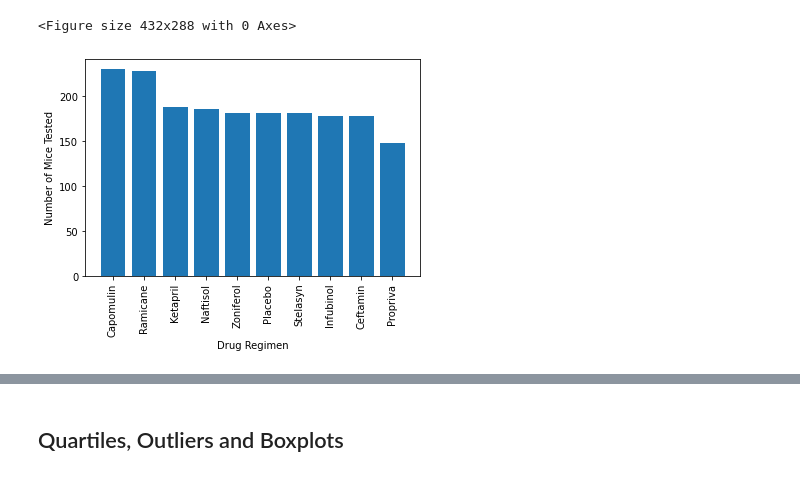
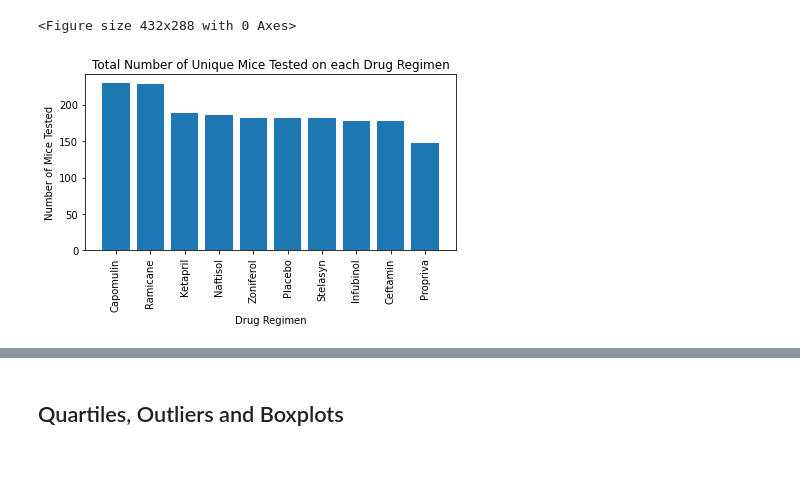
Before and after one commit to Barlow0471/MatplotlibHW, a Jupyter notebook: pymaceuticals_starter.ipynb, the cells around one changed output, grey strips where cells are left out. Cells and saved outputs as stored; diff of their text form; code cells hidden in the pictures.

Commit message:
Final touches on charts

```diff
--- a/pymaceuticals_starter.ipynb
+++ b/pymaceuticals_starter.ipynb
@@ -146,17 +142,18 @@ plt.tight_layout()
 # %%
 # Generate a bar plot showing the total number of unique mice tested on each drug regimen using pyplot.
 # x_axis = clean_df['Drug Regimen'].value_counts()
 # plt.xlabel('Drug Regimen')
 # plt.ylabel('Number of Mice Tested')
 # plt.bar(x_axis, clean_df["Mouse ID"].count(), color='r', align='center')
 counts = clean_df['Drug Regimen'].value_counts()
 plt.bar(counts.index.values,counts.values)
 plt.xlabel("Drug Regimen")
 plt.xticks(rotation=90)
 plt.ylabel("Number of Mice Tested")
-plt.show()
+plt.title('Total Number of Unique Mice Tested on each Drug Regimen')
+plt.tight_layout()
 # %% [output]
-[figure, old version]
+[figure, new version]
 # %%
 # Generate a pie plot showing the distribution of female versus male mice using pandas
 pie_data = clean_df.groupby("Sex").nunique()["Mouse ID"]
```
Also changed, not shown: parts of 11 cells of this notebook.
